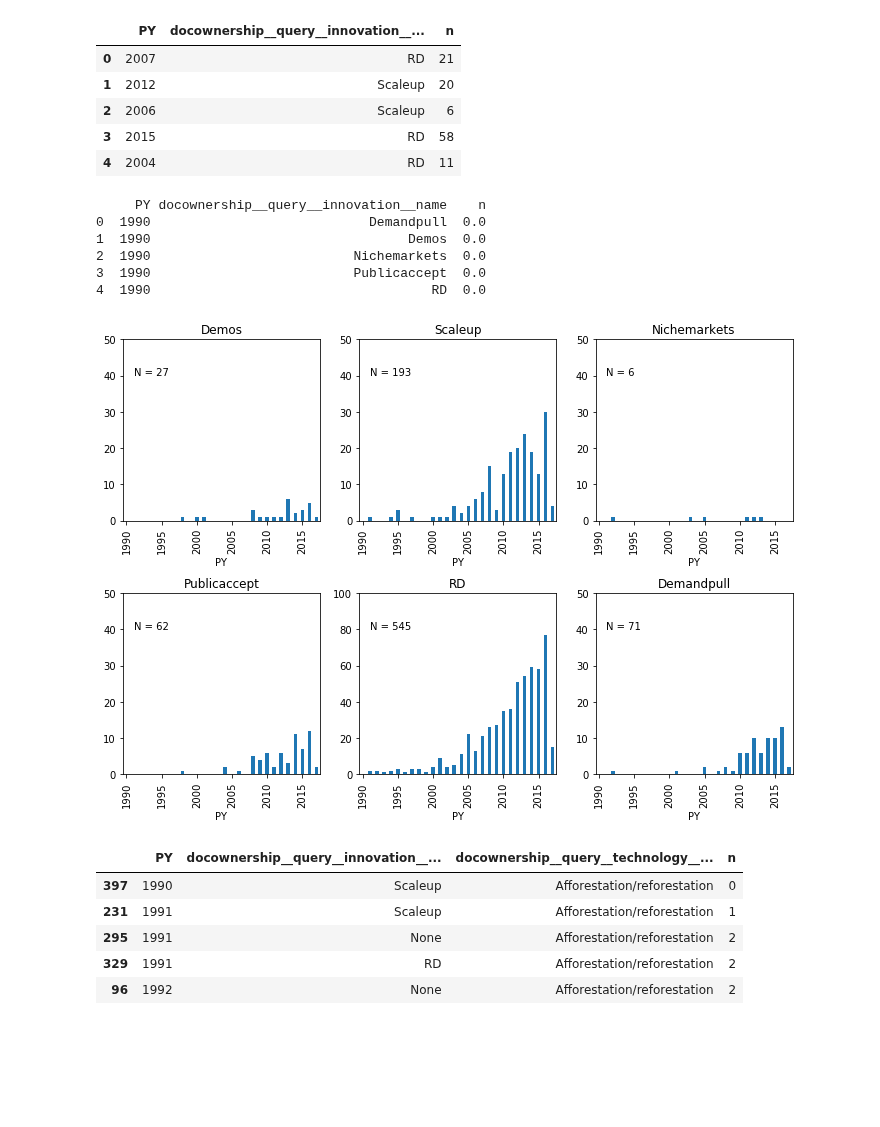
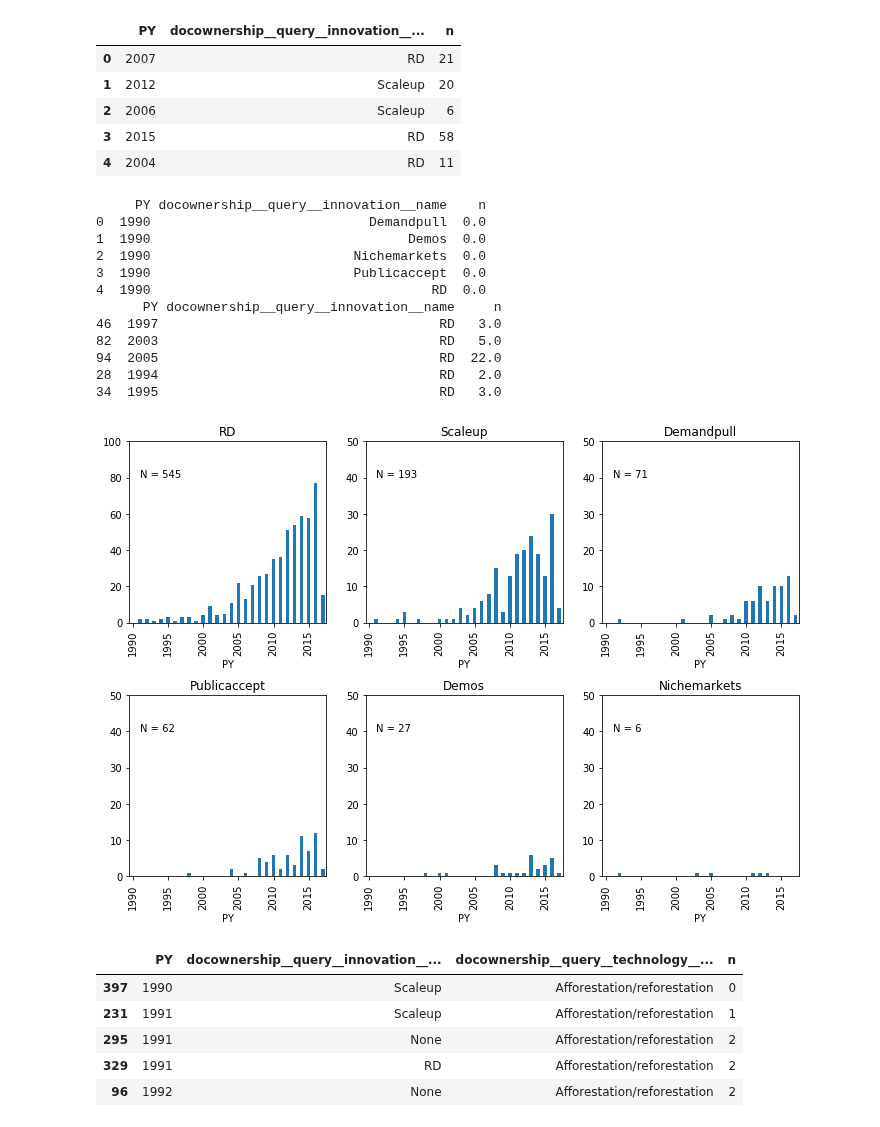
Before and after one commit to mcc-apsis/NETs-review, a Jupyter notebook: NETs graphs.ipynb, the cells around one changed output. Saved outputs shown, nothing was run; the diff lists cells and outputs as text; code cells hidden in the pictures; blank space fills up the shorter version.

Commit message:
regenerate reordered plots

```diff
--- a/NETs graphs.ipynb
+++ b/NETs graphs.ipynb
@@ -87,23 +87,28 @@ pt = (
 
 print(pt.head())
 
+iorder = [
+    "RD",
+    "Scaleup",
+    "Demandpull",
+    "Publicaccept",
+    "Demos",
+    "Nichemarkets"
+]
 
-pt['docownership__query__innovation__name'] = pd.Categorical(pt['docownership__query__innovation__name'],
-                                                            [
-                                                                "RD",
-                                                                "Scaleup",
-                                                                "Demandpull",
-                                                                "Publicaccept",
-                                                                "Demos",
-                                                                "Nichemarkets"
-                                                            ])
 
-pt = pt.sort_values(['PY','docownership__query__innovation__name'])
+pt['docownership__query__innovation__name'] = pd.Categorical(pt['docownership__query__innovation__name'],iorder)
+
+pt = pt.sort_values(['docownership__query__innovation__name'])
+
+print(pt.head())
 
 
 grouped =  pt.groupby('docownership__query__innovation__name')
 
-targets = zip(grouped.groups.keys(), axs.flatten())
+#grouped = grouped.sort_values('docownership__query__innovation__name')
+
+targets = zip(iorder, axs.flatten())
 
 n = 5
 
@@ -119,34 +124,40 @@ for i, (key, ax) in enumerate(targets):
 
     ticks = ax.xaxis.get_ticklocs()
     ticklabels = [l.get_text() for l in ax.xaxis.get_ticklabels()]
     ax.xaxis.set_ticks(ticks[::n])
     ax.xaxis.set_ticklabels(ticklabels[::n])
 
     if key=="RD":
         m = 100
     else:
         m = 50
 
     ax.set_ylim(0,m)
 
 
     ax.set_title(key)
 
     s = "N = {:d}".format(int(group.sum()['n']))
 
     ax.text(1,m*0.8, s)
 
 
 plt.savefig('plots/1_1_1.png',bbox_inches='tight')
 plt.show()
 # %% [output]
      PY docownership__query__innovation__name    n
 0  1990                            Demandpull  0.0
 1  1990                                 Demos  0.0
 2  1990                          Nichemarkets  0.0
 3  1990                          Publicaccept  0.0
 4  1990                                    RD  0.0
+      PY docownership__query__innovation__name     n
+46  1997                                    RD   3.0
+82  2003                                    RD   5.0
+94  2005                                    RD  22.0
+28  1994                                    RD   2.0
+34  1995                                    RD   3.0
-[figure, old version]
+[figure, new version]
 # %%
 allds = allreldocs.filter(
     docownership__relevant__in=[5,1],
```
Also changed, not shown: parts of 10 cells of this notebook, 6 other files.
